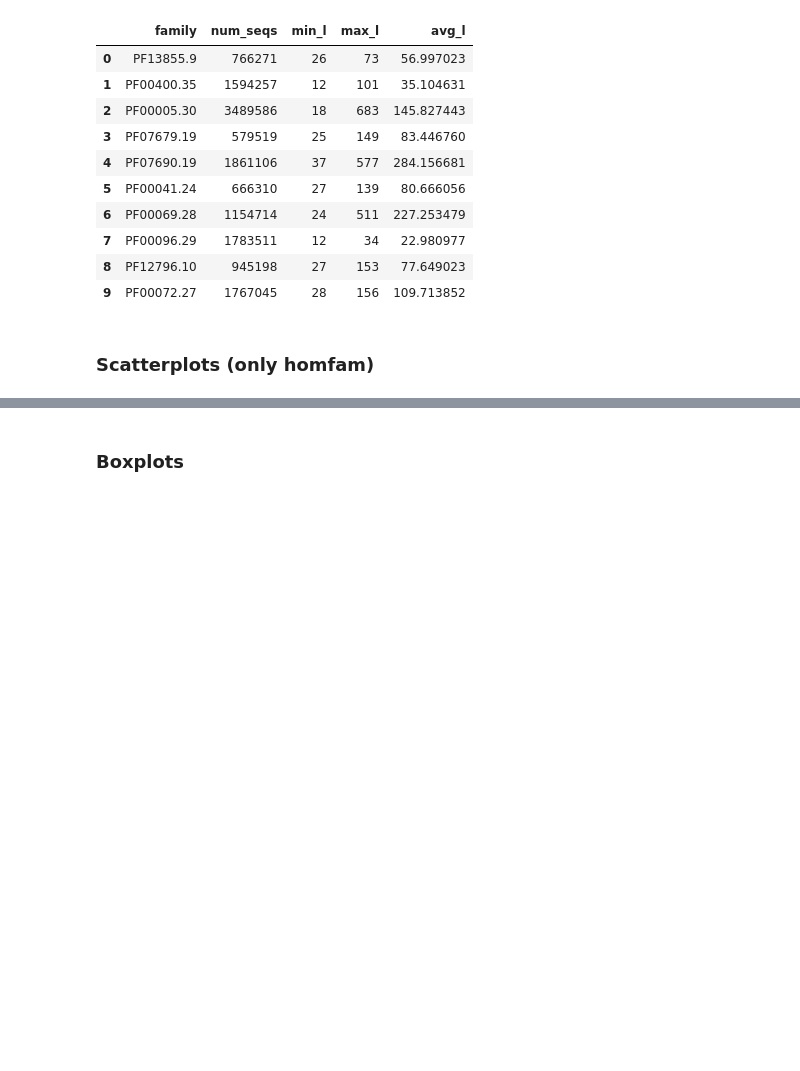
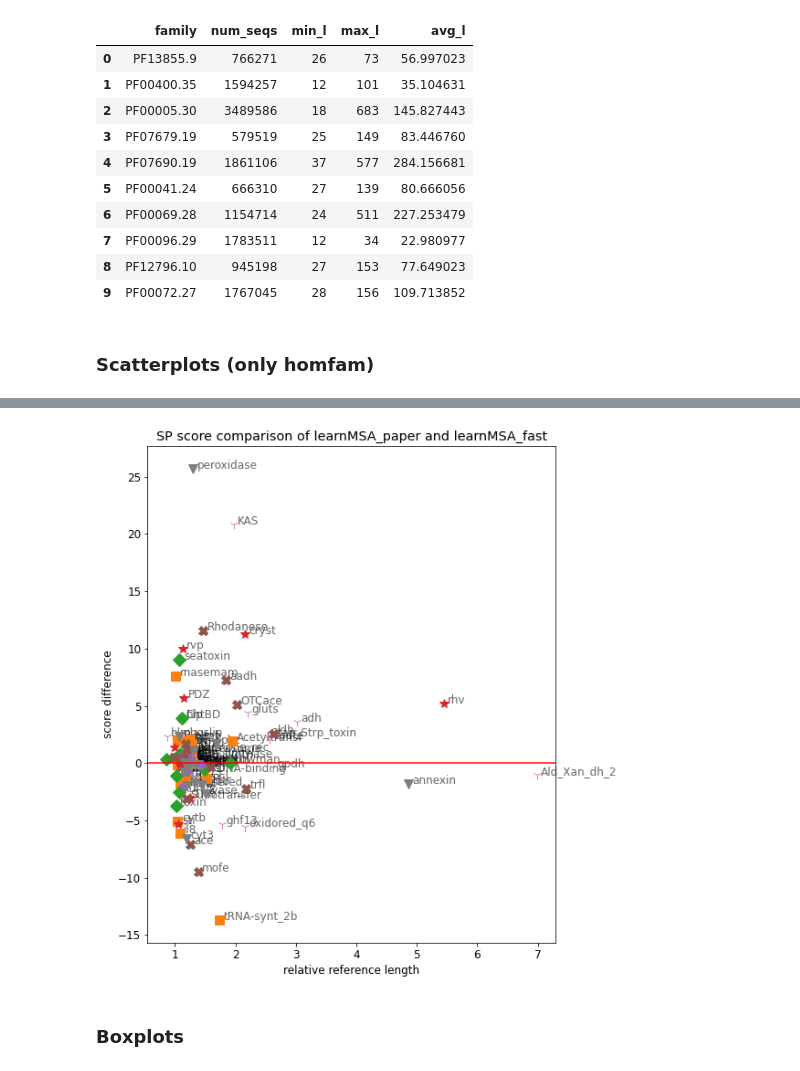
Before and after one commit to felbecker/MSA-HMM-Analysis, a Jupyter notebook: EvalExperiment.ipynb, the cells around one changed output, grey strips where cells are left out. Cells and saved outputs as stored; diff of their text form; code cells hidden in the pictures; blank space fills up the shorter version.

```diff
--- a/EvalExperiment.ipynb
+++ b/EvalExperiment.ipynb
@@ -240,3 +240,9 @@ for m, name in zip(msa_methods[1:], msa_method_names[1:]):
+# %%
+score_diff_plot(load_results("results/learnMSA_paper/learnMSA_paper.homfam.out"),
+                load_results("results/learnMSA_fast/learnMSA_fast.homfam.out"),
+                "learnMSA_paper", "learnMSA_fast", legend, "overlength")
+# %% [output]
+[figure, added]
 # %%
 # save data as csv
 with open("manuscript_data/Figures2and6.csv", "w") as file:
```
Also changed, not shown: parts of 4 cells of this notebook, 26 other files.
